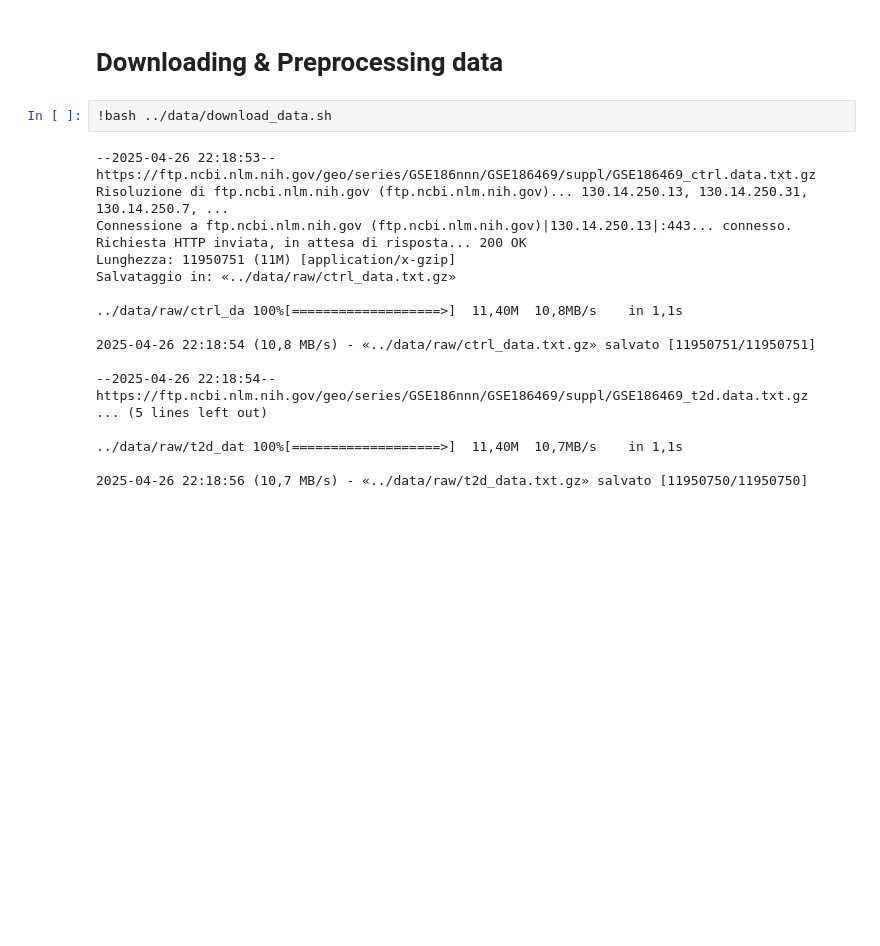
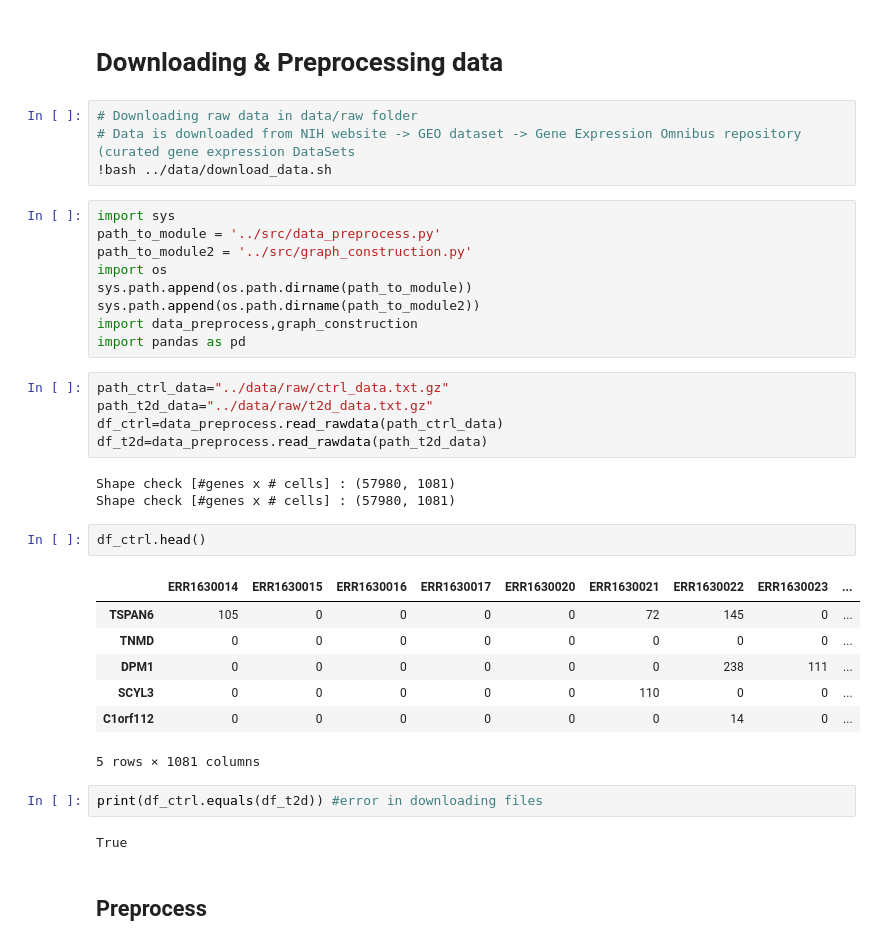
Before and after one commit to Cesar85Hol/GNN-on-scRNA-pancreas-, a Jupyter notebook: notebooks/main.ipynb, the cells around one changed output. Cells and saved outputs as stored; diff of their text form; blank space fills up the shorter version.

Commit message:
preprocess and graph construction created

```diff
--- a/notebooks/main.ipynb
+++ b/notebooks/main.ipynb
@@ -1,22 +1,39 @@
 # %% [markdown]
 # Downloading & Preprocessing data
+# %%
+# Downloading raw data in data/raw folder
+# Data is downloaded from NIH website -> GEO dataset -> Gene Expression Omnibus repository (curated gene expression DataSets
+!bash ../data/download_data.sh
 # %%
-!bash ../data/download_data.sh
+import sys
+path_to_module = '../src/data_preprocess.py'
+path_to_module2 = '../src/graph_construction.py'
+import os
+sys.path.append(os.path.dirname(path_to_module))
+sys.path.append(os.path.dirname(path_to_module2))
+import data_preprocess,graph_construction
+import pandas as pd
-# %% [output]
---2025-04-26 22:18:53--  https://ftp.ncbi.nlm.nih.gov/geo/series/GSE186nnn/GSE186469/suppl/GSE186469_ctrl.data.txt.gz
-Risoluzione di ftp.ncbi.nlm.nih.gov (ftp.ncbi.nlm.nih.gov)... 130.14.250.13, 130.14.250.31, 130.14.250.7, ...
-Connessione a ftp.ncbi.nlm.nih.gov (ftp.ncbi.nlm.nih.gov)|130.14.250.13|:443... connesso.
-Richiesta HTTP inviata, in attesa di risposta... 200 OK
-Lunghezza: 11950751 (11M) [application/x-gzip]
-Salvataggio in: «../data/raw/ctrl_data.txt.gz»
-
-../data/raw/ctrl_da 100%[===================>]  11,40M  10,8MB/s    in 1,1s
-
-2025-04-26 22:18:54 (10,8 MB/s) - «../data/raw/ctrl_data.txt.gz» salvato [11950751/11950751]
-
---2025-04-26 22:18:54--  https://ftp.ncbi.nlm.nih.gov/geo/series/GSE186nnn/GSE186469/suppl/GSE186469_t2d.data.txt.gz
-... (5 lines left out)
-
-../data/raw/t2d_dat 100%[===================>]  11,40M  10,7MB/s    in 1,1s
-
-2025-04-26 22:18:56 (10,7 MB/s) - «../data/raw/t2d_data.txt.gz» salvato [11950750/11950750]
+# %%
+path_ctrl_data="../data/raw/ctrl_data.txt.gz"
+path_t2d_data="../data/raw/t2d_data.txt.gz"
+df_ctrl=data_preprocess.read_rawdata(path_ctrl_data)
+df_t2d=data_preprocess.read_rawdata(path_t2d_data)
+# %% [output]
+Shape check [#genes x # cells] : (57980, 1081)
+Shape check [#genes x # cells] : (57980, 1081)
+# %%
+df_ctrl.head()
+# %% [output]
+|  | ERR1630014 | ERR1630015 | ERR1630016 | ERR1630017 | ERR1630020 | ERR1630021 | ERR1630022 | ERR1630023 | ... |
+| TSPAN6 | 105 | 0 | 0 | 0 | 0 | 72 | 145 | 0 | ... |
+| TNMD | 0 | 0 | 0 | 0 | 0 | 0 | 0 | 0 | ... |
+| DPM1 | 0 | 0 | 0 | 0 | 0 | 0 | 238 | 111 | ... |
+| SCYL3 | 0 | 0 | 0 | 0 | 0 | 110 | 0 | 0 | ... |
+| C1orf112 | 0 | 0 | 0 | 0 | 0 | 0 | 14 | 0 | ... |
+5 rows × 1081 columns
+# %%
+print(df_ctrl.equals(df_t2d)) #error in downloading files
+# %% [output]
+True
+# %% [markdown]
+## Preprocess
```
Also changed, not shown: parts of 5 cells of this notebook, 3 other files.
